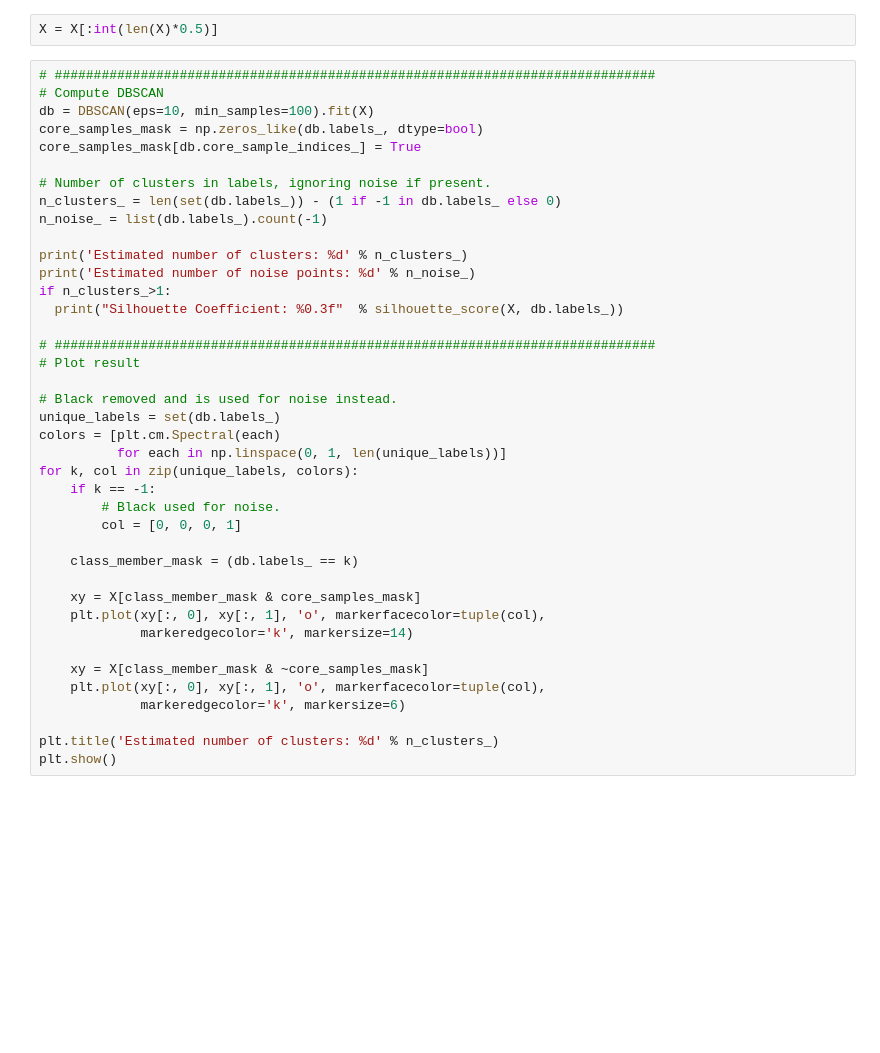
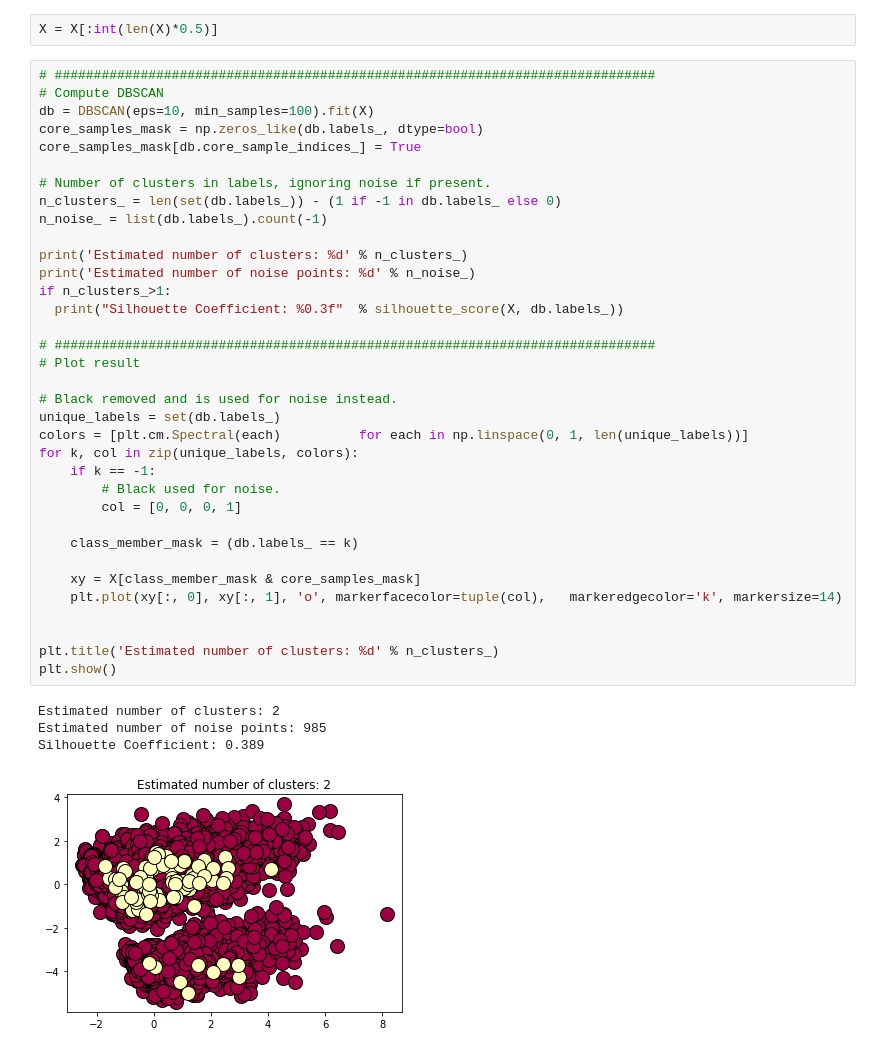
Before and after one commit to IciaCarroBarallobre/AprendizajeNoSupervisado, a Jupyter notebook: Clustering.ipynb, the cells around one changed output. Cells and saved outputs as stored; diff of their text form; blank space fills up the shorter version.

```diff
--- a/Clustering.ipynb
+++ b/Clustering.ipynb
@@ -214,37 +214,37 @@ X = X[:int(len(X)*0.5)]
 db = DBSCAN(eps=10, min_samples=100).fit(X)
 core_samples_mask = np.zeros_like(db.labels_, dtype=bool)
 core_samples_mask[db.core_sample_indices_] = True
 
 # Number of clusters in labels, ignoring noise if present.
 n_clusters_ = len(set(db.labels_)) - (1 if -1 in db.labels_ else 0)
 n_noise_ = list(db.labels_).count(-1)
 
 print('Estimated number of clusters: %d' % n_clusters_)
 print('Estimated number of noise points: %d' % n_noise_)
 if n_clusters_>1:
   print("Silhouette Coefficient: %0.3f"  % silhouette_score(X, db.labels_))
 
 # #############################################################################
 # Plot result
 
 # Black removed and is used for noise instead.
 unique_labels = set(db.labels_)
-colors = [plt.cm.Spectral(each)
-          for each in np.linspace(0, 1, len(unique_labels))]
+colors = [plt.cm.Spectral(each)          for each in np.linspace(0, 1, len(unique_labels))]
 for k, col in zip(unique_labels, colors):
     if k == -1:
         # Black used for noise.
         col = [0, 0, 0, 1]
 
     class_member_mask = (db.labels_ == k)
 
     xy = X[class_member_mask & core_samples_mask]
-    plt.plot(xy[:, 0], xy[:, 1], 'o', markerfacecolor=tuple(col),
-             markeredgecolor='k', markersize=14)
+    plt.plot(xy[:, 0], xy[:, 1], 'o', markerfacecolor=tuple(col),   markeredgecolor='k', markersize=14)
 
-    xy = X[class_member_mask & ~core_samples_mask]
-    plt.plot(xy[:, 0], xy[:, 1], 'o', markerfacecolor=tuple(col),
-             markeredgecolor='k', markersize=6)
 
 plt.title('Estimated number of clusters: %d' % n_clusters_)
 plt.show()
+# %% [output]
+Estimated number of clusters: 2
+Estimated number of noise points: 985
+Silhouette Coefficient: 0.389
+[figure, added]
```
Also changed, not shown: parts of 3 cells of this notebook.
